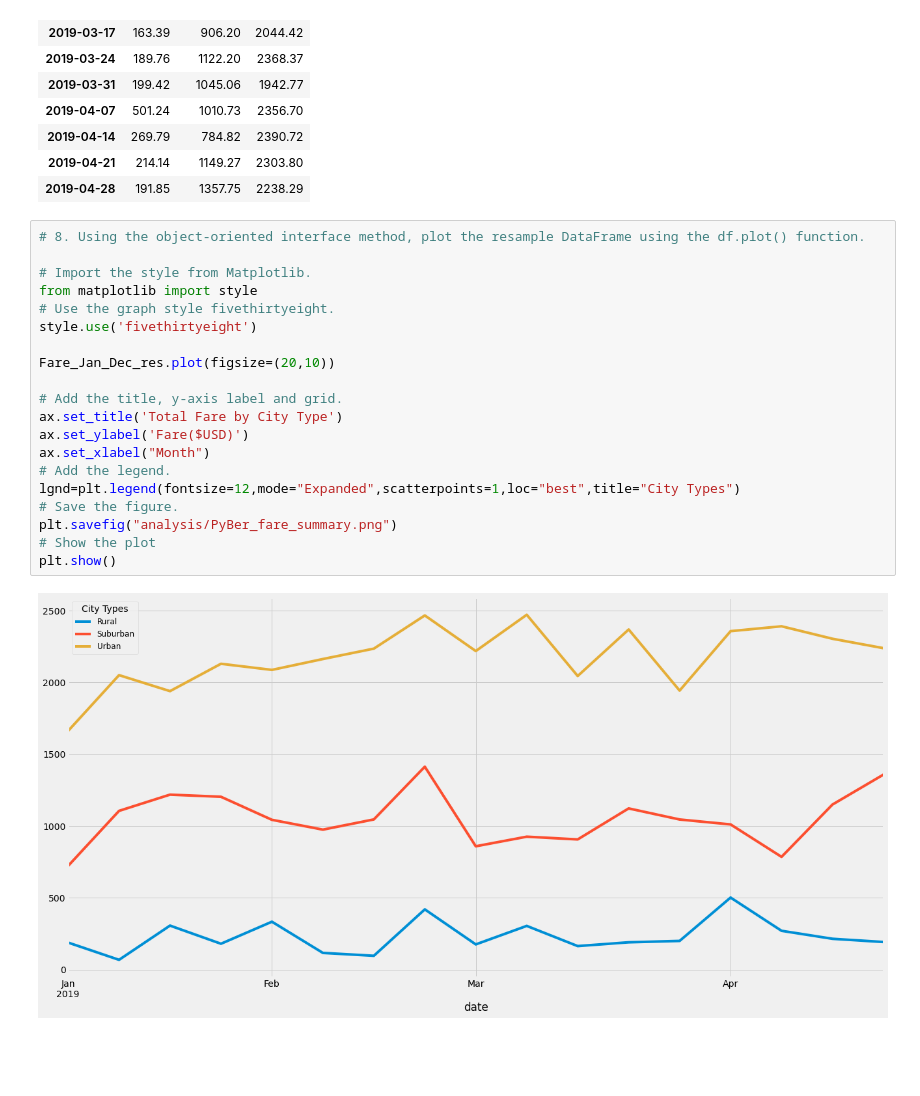
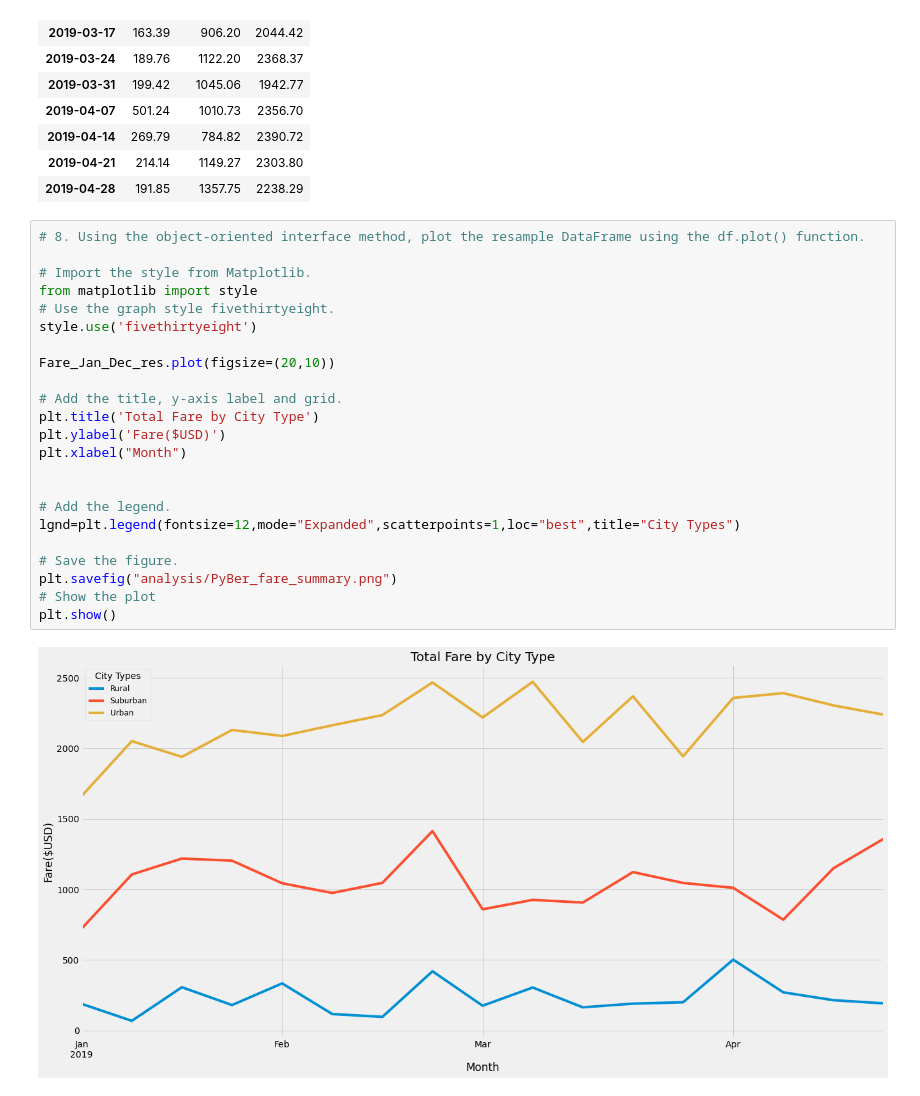
Before and after one commit to TAYLORYINGBHANDARI/PyBer_Analysis, a Jupyter notebook: PyBer_Challenge.ipynb, the cells around one changed output. Drawn from its saved outputs; the diff is of its cells as text; blank space fills up the shorter version.

```diff
--- a/PyBer_Challenge.ipynb
+++ b/PyBer_Challenge.ipynb
@@ -266,22 +256,25 @@ Fare_Jan_Dec_res
 # %%
 # 8. Using the object-oriented interface method, plot the resample DataFrame using the df.plot() function.
 
 # Import the style from Matplotlib.
 from matplotlib import style
 # Use the graph style fivethirtyeight.
 style.use('fivethirtyeight')
 
 Fare_Jan_Dec_res.plot(figsize=(20,10))
 
 # Add the title, y-axis label and grid.
-ax.set_title('Total Fare by City Type')
-ax.set_ylabel('Fare($USD)')
-ax.set_xlabel("Month")
+plt.title('Total Fare by City Type')
+plt.ylabel('Fare($USD)')
+plt.xlabel("Month")
+
+
 # Add the legend.
 lgnd=plt.legend(fontsize=12,mode="Expanded",scatterpoints=1,loc="best",title="City Types")
+
 # Save the figure.
 plt.savefig("analysis/PyBer_fare_summary.png")
 # Show the plot
 plt.show()
 # %% [output]
-[figure, old version]
+[figure, new version]
```
Also changed, not shown: parts of 1 cell of this notebook, 4 other files.
